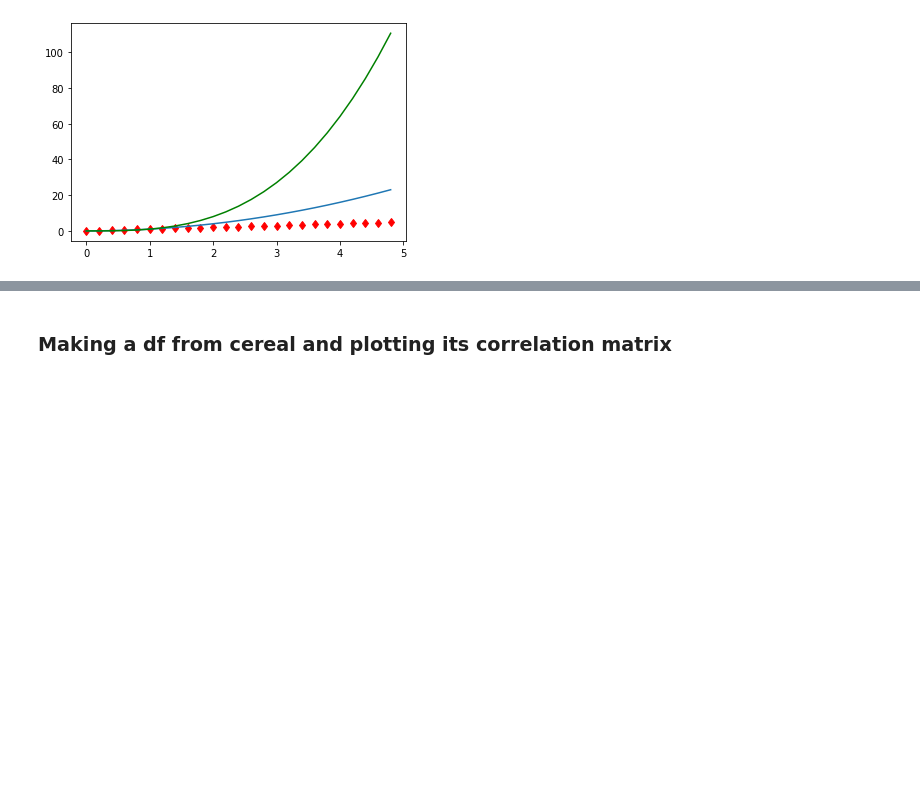
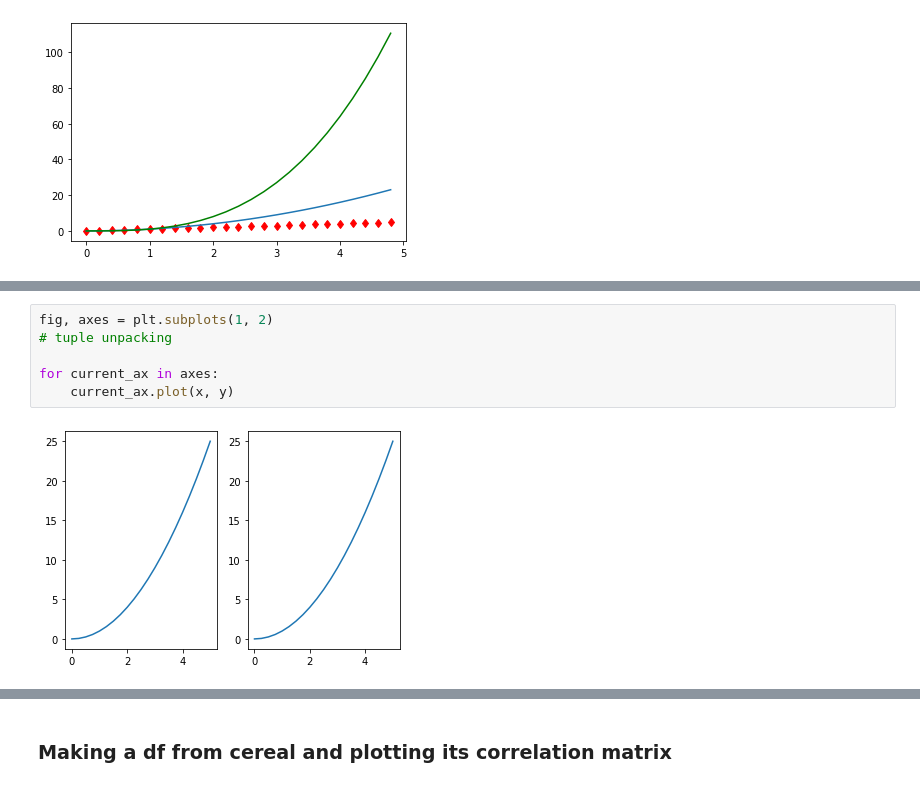
Before and after one commit to RITDSE/tutorials, a Jupyter notebook: Matplotlib + Seaborn Tutorial.ipynb, the cells around one changed output, grey strips where cells are left out. Drawn from its saved outputs; the diff is of its cells as text; blank space fills up the shorter version.

```diff
--- a/Matplotlib + Seaborn Tutorial.ipynb
+++ b/Matplotlib + Seaborn Tutorial.ipynb
@@ -168,0 +206,8 @@ plt.show()
+# %%
+fig, axes = plt.subplots(1, 2)
+# tuple unpacking
+
+for current_ax in axes:
+    current_ax.plot(x, y)
+# %% [output]
+[figure, added]
```
Also changed, not shown: parts of 41 cells of this notebook.
